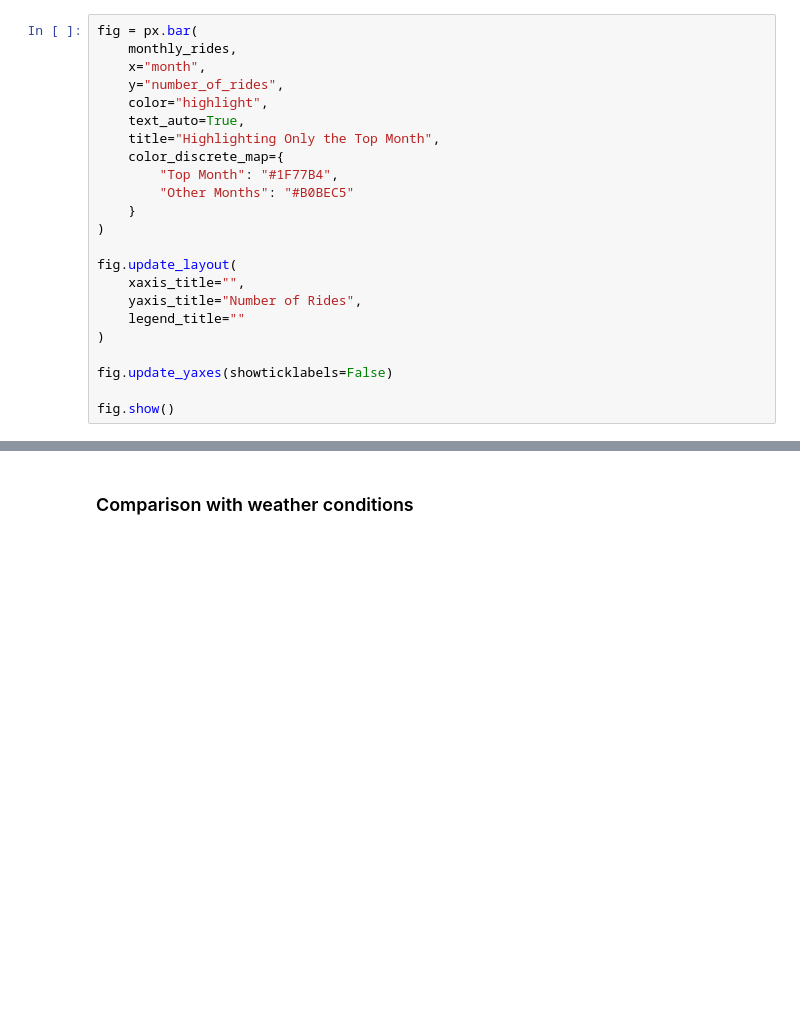
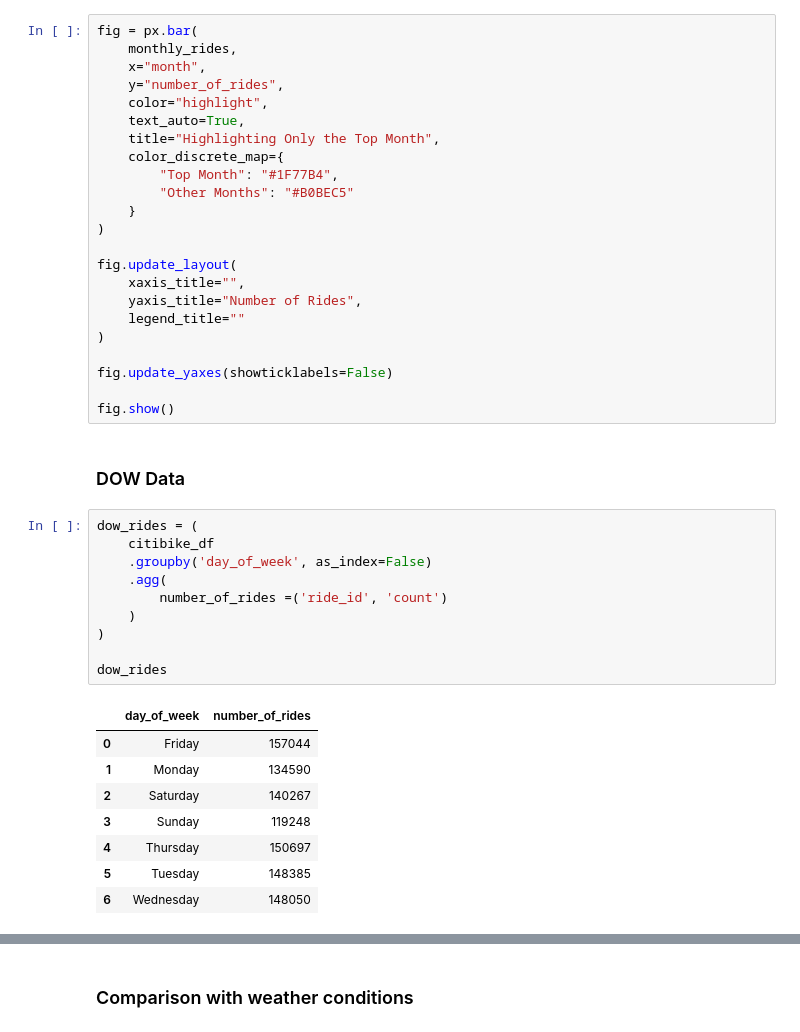
Before and after one commit to MarTvyal62/NYJ-City-Bike, a Jupyter notebook: notebooks/4_Data_Visualization.ipynb, the cells around one changed output, grey strips where cells are left out. Drawn from its saved outputs; the diff is of its cells as text; blank space fills up the shorter version.

Commit message:
Add dow data

```diff
--- a/notebooks/4_Data_Visualization.ipynb
+++ b/notebooks/4_Data_Visualization.ipynb
@@ -178,3 +178,24 @@ fig.update_layout(
 fig.update_yaxes(showticklabels=False)
 
 fig.show()
+# %% [markdown]
+### DOW Data
+# %%
+dow_rides = (
+    citibike_df
+    .groupby('day_of_week', as_index=False)
+    .agg(
+        number_of_rides =('ride_id', 'count')
+    )
+)
+
+dow_rides
+# %% [output]
+|  | day_of_week | number_of_rides |
+| 0 | Friday | 157044 |
+| 1 | Monday | 134590 |
+| 2 | Saturday | 140267 |
+| 3 | Sunday | 119248 |
+| 4 | Thursday | 150697 |
+| 5 | Tuesday | 148385 |
+| 6 | Wednesday | 148050 |
```
Also changed, not shown: parts of 2 cells of this notebook.
